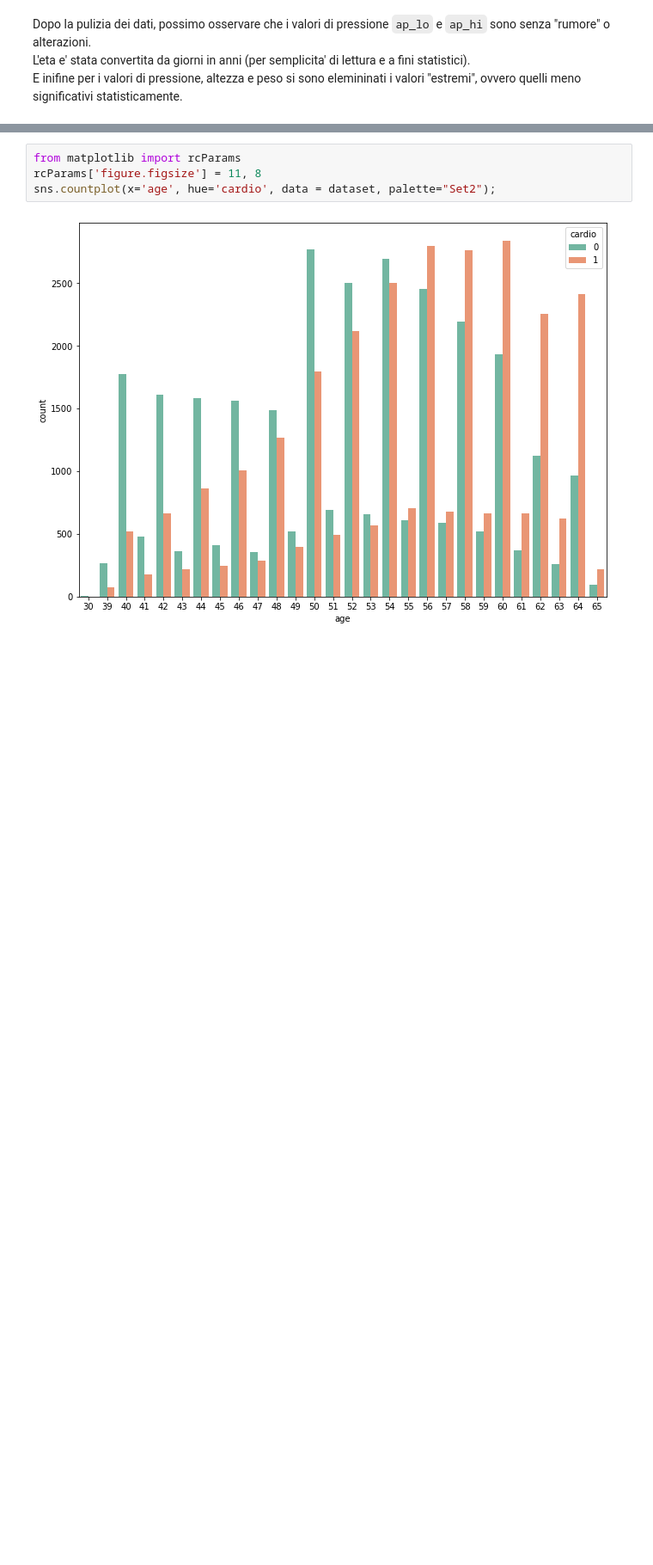
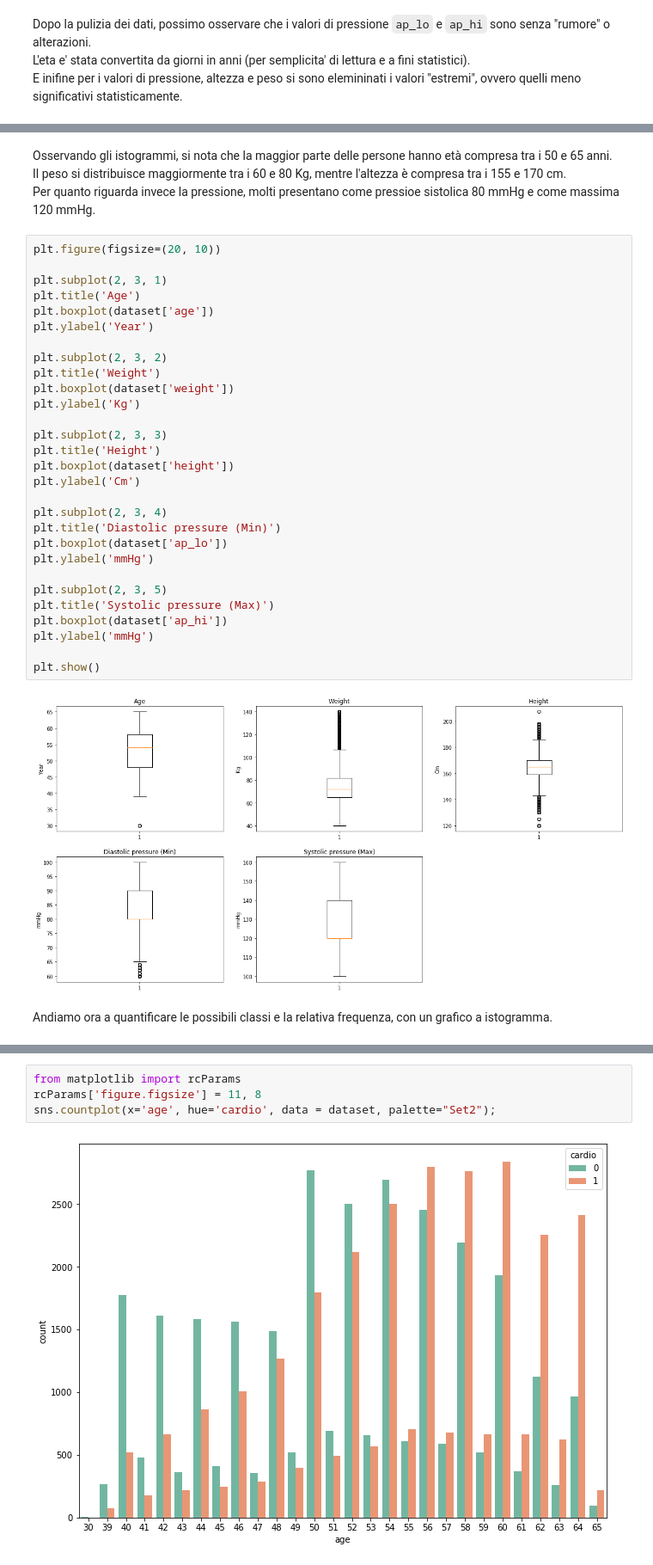
Before and after one commit to nicolasfara/di-project, a Jupyter notebook: cardiovascular-disease.ipynb, the cells around one changed output, grey strips where cells are left out. Shown: that part at 86% size. Cells and saved outputs as stored; diff of their text form; blank space fills up the shorter version.

```diff
--- a/cardiovascular-disease.ipynb
+++ b/cardiovascular-disease.ipynb
@@ -140,0 +191,37 @@ sns.boxplot(x=dataset['weight'])
+# %% [markdown]
+Osservando gli istogrammi, si nota che la maggior parte delle persone hanno età compresa tra i 50 e 65 anni.
+Il peso si distribuisce maggiormente tra i 60 e 80 Kg, mentre l'altezza è compresa tra i 155 e 170 cm.
+Per quanto riguarda invece la pressione, molti presentano come pressioe sistolica 80 mmHg e come massima 120 mmHg.
+# %%
+plt.figure(figsize=(20, 10))
+
+plt.subplot(2, 3, 1)
+plt.title('Age')
+plt.boxplot(dataset['age'])
+plt.ylabel('Year')
+
+plt.subplot(2, 3, 2)
+plt.title('Weight')
+plt.boxplot(dataset['weight'])
+plt.ylabel('Kg')
+
+plt.subplot(2, 3, 3)
+plt.title('Height')
+plt.boxplot(dataset['height'])
+plt.ylabel('Cm')
+
+plt.subplot(2, 3, 4)
+plt.title('Diastolic pressure (Min)')
+plt.boxplot(dataset['ap_lo'])
+plt.ylabel('mmHg')
+
+plt.subplot(2, 3, 5)
+plt.title('Systolic pressure (Max)')
+plt.boxplot(dataset['ap_hi'])
+plt.ylabel('mmHg')
+
+plt.show()
+# %% [output]
+[figure, added]
+# %% [markdown]
+Andiamo ora a quantificare le possibili classi e la relativa frequenza, con un grafico a istogramma.
```
Also changed, not shown: parts of 39 cells of this notebook.
